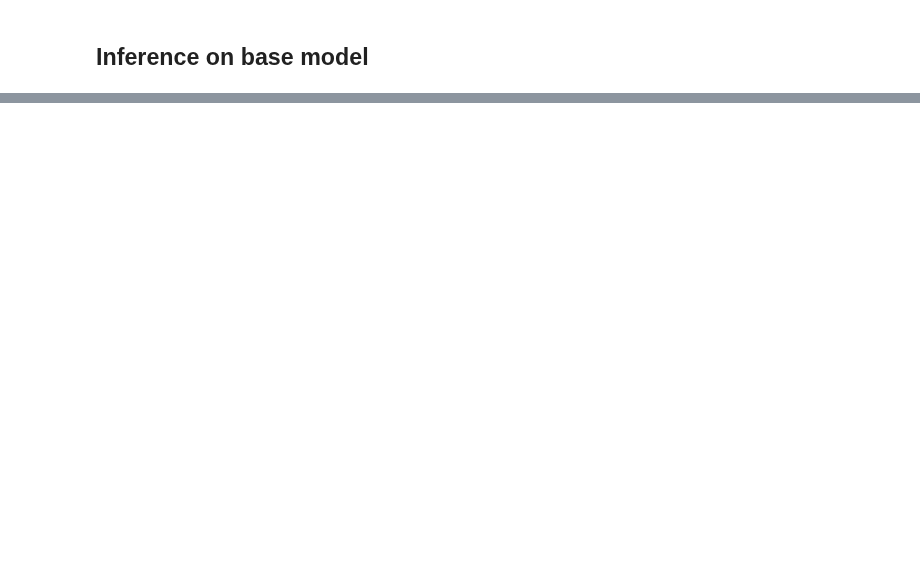
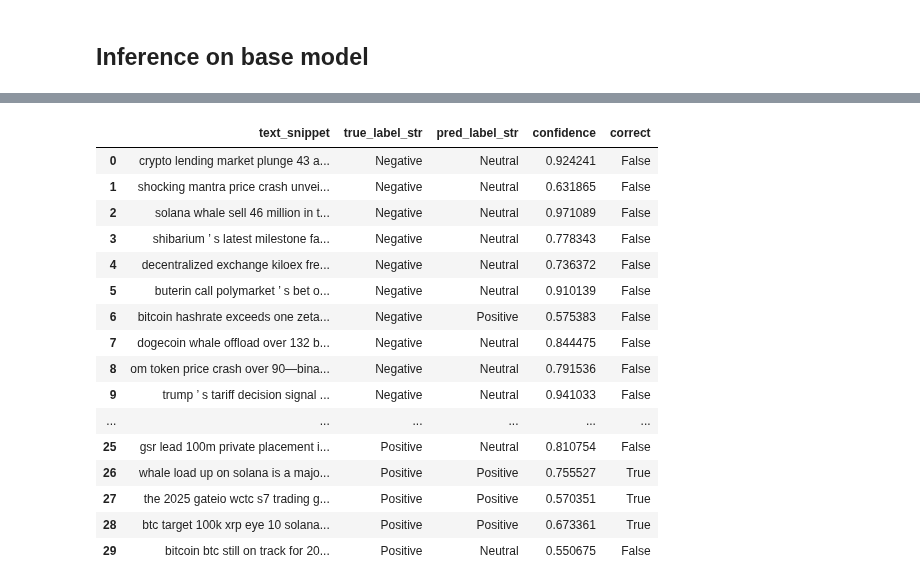
Before and after one commit to hstoklosa/sentix-nlp, a Jupyter notebook: baseline.ipynb, the cells around one changed output, grey strips where cells are left out. Saved outputs shown, nothing was run; the diff lists cells and outputs as text; code cells hidden in the pictures; blank space fills up the shorter version.

```diff
--- a/baseline.ipynb
+++ b/baseline.ipynb
@@ -166,0 +162,37 @@ weighted avg       0.65      0.52      0.51      1495
+# %%
+target_names = ['Negative', 'Neutral', 'Positive']
+
+predictions = trainer.predict(test_dataset)
+logits = predictions.predictions  # shape (n_examples, n_labels)
+
+probs = softmax(logits, axis=1)
+preds = np.argmax(probs, axis=1)
+confidences = probs.max(axis=1)
+
+results_df = test_df.copy()
+results_df['predicted_label'] = preds
+results_df['confidence'] = confidences
+results_df['correct'] = results_df['predicted_label'] == results_df['label']
+
+results_df['true_label_str'] = results_df['label'].map(lambda i: target_names[i])
+results_df['pred_label_str'] = results_df['predicted_label'].map(lambda i: target_names[i])
+
+sample_size = 10
+samples = (
+    results_df
+    .groupby('label', group_keys=False)
+    .apply(lambda grp: grp.sample(sample_size, random_state=42))
+    .reset_index(drop=True)
+)
+
+samples['text_snippet'] = samples['full_text']
+display_df = samples[[
+    'text_snippet',
+    'true_label_str',
+    'pred_label_str',
+    'confidence',
+    'correct'
+]]
+pd.set_option('display.max_colwidth', 100)
+display_df
+# %% [output]
@@ -166,0 +200,17 @@ weighted avg       0.65      0.52      0.51      1495
+|  | text_snippet | true_label_str | pred_label_str | confidence | correct |
+| 0 | crypto lending market plunge 43 a... | Negative | Neutral | 0.924241 | False |
+| 1 | shocking mantra price crash unvei... | Negative | Neutral | 0.631865 | False |
+| 2 | solana whale sell 46 million in t... | Negative | Neutral | 0.971089 | False |
+| 3 | shibarium ’ s latest milestone fa... | Negative | Neutral | 0.778343 | False |
+| 4 | decentralized exchange kiloex fre... | Negative | Neutral | 0.736372 | False |
+| 5 | buterin call polymarket ’ s bet o... | Negative | Neutral | 0.910139 | False |
+| 6 | bitcoin hashrate exceeds one zeta... | Negative | Positive | 0.575383 | False |
+| 7 | dogecoin whale offload over 132 b... | Negative | Neutral | 0.844475 | False |
+| 8 | om token price crash over 90—bina... | Negative | Neutral | 0.791536 | False |
+| 9 | trump ’ s tariff decision signal ... | Negative | Neutral | 0.941033 | False |
+| ... | ... | ... | ... | ... | ... |
+| 25 | gsr lead 100m private placement i... | Positive | Neutral | 0.810754 | False |
+| 26 | whale load up on solana is a majo... | Positive | Positive | 0.755527 | True |
+| 27 | the 2025 gateio wctc s7 trading g... | Positive | Positive | 0.570351 | True |
+| 28 | btc target 100k xrp eye 10 solana... | Positive | Positive | 0.673361 | True |
+| 29 | bitcoin btc still on track for 20... | Positive | Neutral | 0.550675 | False |
```
Also changed, not shown: parts of 25 cells of this notebook.
